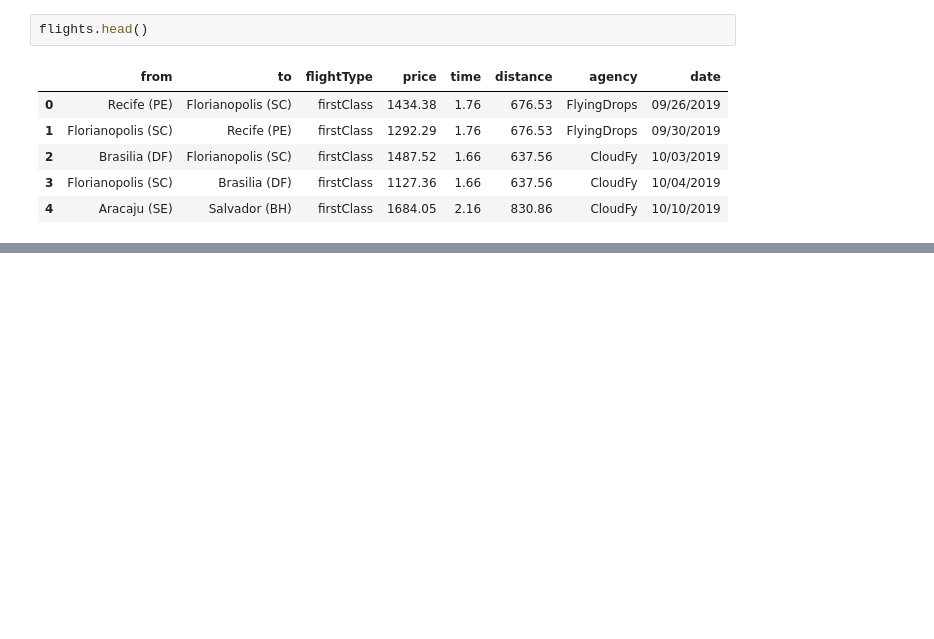
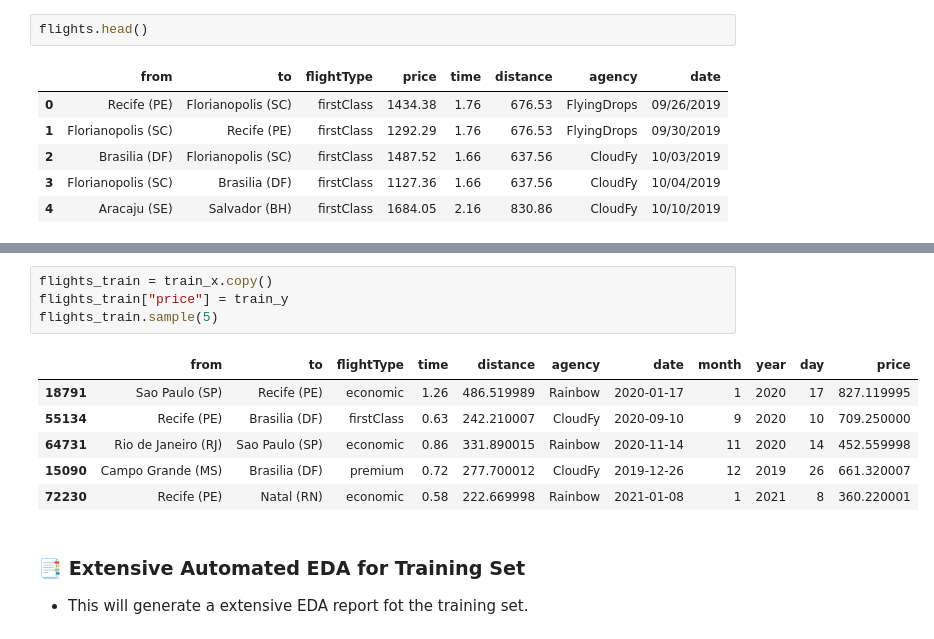
Before and after one commit to dakshvanshaj/flights-price-prediction-mlops, a Jupyter notebook: Notebooks/flights_eda.ipynb, the cells around one changed output, grey strips where cells are left out. Saved outputs shown, nothing was run; the diff lists cells and outputs as text; blank space fills up the shorter version.

```diff
--- a/Notebooks/flights_eda.ipynb
+++ b/Notebooks/flights_eda.ipynb
@@ -306,0 +547,14 @@ plot_date_frequency_bar(flights["date"], freq="M")
+# %%
+flights_train = train_x.copy()
+flights_train["price"] = train_y
+flights_train.sample(5)
+# %% [output]
+|  | from | to | flightType | time | distance | agency | date | month | year | day | price |
+| 18791 | Sao Paulo (SP) | Recife (PE) | economic | 1.26 | 486.519989 | Rainbow | 2020-01-17 | 1 | 2020 | 17 | 827.119995 |
+| 55134 | Recife (PE) | Brasilia (DF) | firstClass | 0.63 | 242.210007 | CloudFy | 2020-09-10 | 9 | 2020 | 10 | 709.250000 |
+| 64731 | Rio de Janeiro (RJ) | Sao Paulo (SP) | economic | 0.86 | 331.890015 | Rainbow | 2020-11-14 | 11 | 2020 | 14 | 452.559998 |
+| 15090 | Campo Grande (MS) | Brasilia (DF) | premium | 0.72 | 277.700012 | CloudFy | 2019-12-26 | 12 | 2019 | 26 | 661.320007 |
+| 72230 | Recife (PE) | Natal (RN) | economic | 0.58 | 222.669998 | Rainbow | 2021-01-08 | 1 | 2021 | 8 | 360.220001 |
+# %% [markdown]
+### 📑 **Extensive Automated EDA for Training Set**
+- This will generate a extensive EDA report fot the training set.
```
Also changed, not shown: parts of 58 cells of this notebook.
